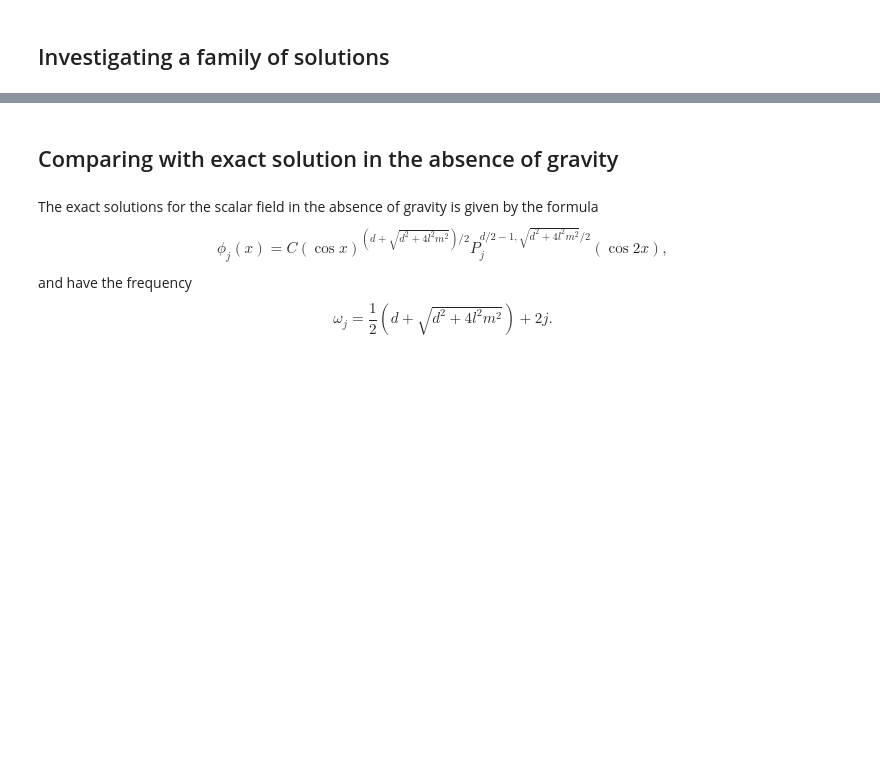
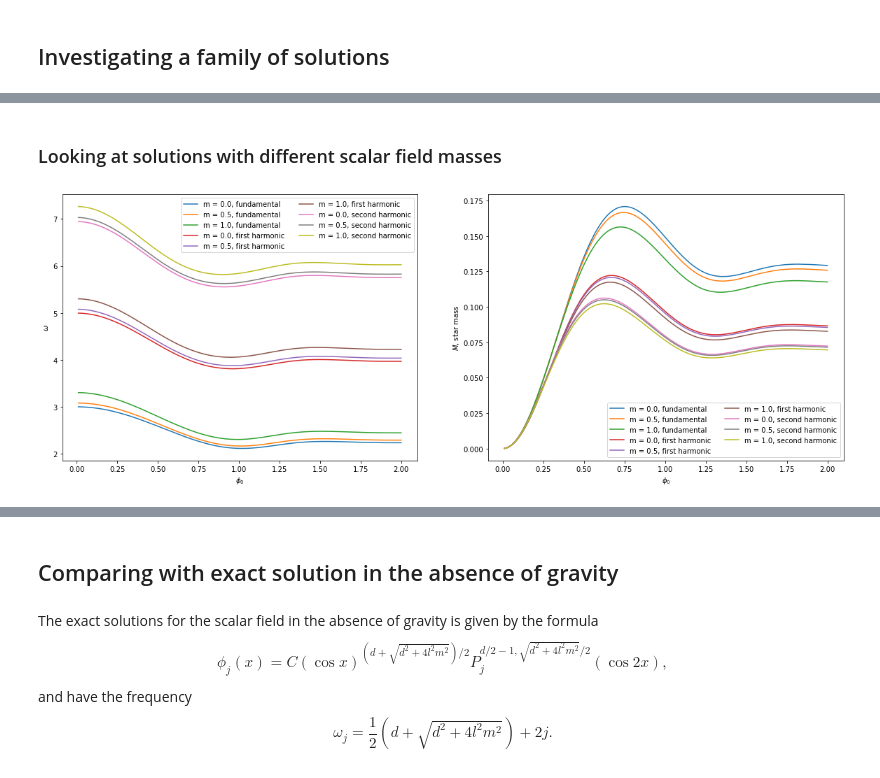
Before and after one commit to sukhovn/AdS_BS_shooting, a Jupyter notebook: BoseStar.ipynb, the cells around one changed output, grey strips where cells are left out. Drawn from its saved outputs; the diff is of its cells as text; code cells hidden in the pictures; blank space fills up the shorter version.

```diff
--- a/BoseStar.ipynb
+++ b/BoseStar.ipynb
@@ -161,0 +177,48 @@ plt.show()
+# %% [markdown]
+### Looking at solutions with different scalar field masses
+# %%
+masses = [0.0, 0.5, 1.0]
+zero_mode = []
+first_harmonic = []
+second_harmonic = []
+
+for mass in masses:
+    #Finding zero mode
+    tracer = Tracer(d=3, l=1.0, el=0.0, kappa=1.0, mass=mass, xrange=[0.0001, 1.3])
+    tracer.auto_trace((0.01, 2.0, 200), [2,4])
+    zero_mode.append(tracer)
+
+    #Finding first harmonic
+    tracer = Tracer(d=3, l=1.0, el=0.0, kappa=1.0, mass=mass, xrange=[0.0001, 1.3])
+    tracer.auto_trace((0.01, 2.0, 200), [4,6])
+    first_harmonic.append(tracer)
+
+    #Finding second harmonic
+    tracer = Tracer(d=3, l=1.0, el=0.0, kappa=1.0, mass=mass, xrange=[0.0001, 1.3])
+    tracer.auto_trace((0.01, 2.0, 200), [6,8])
+    second_harmonic.append(tracer)
+
+fig = plt.figure(figsize=(20,7))
+
+ax = fig.add_subplot(121)
+for mass, tracer in zip(masses, zero_mode):
+    tracer.plot_omega_curves(ax=ax, label='m = %.1lf, fundamental' % mass)
+for mass, tracer in zip(masses, first_harmonic):
+    tracer.plot_omega_curves(ax=ax, label='m = %.1lf, first harmonic' % mass)
+for mass, tracer in zip(masses, second_harmonic):
+    tracer.plot_omega_curves(ax=ax, label='m = %.1lf, second harmonic' % mass)
+ax.legend(loc='upper right', ncol=2)
+
+ax = fig.add_subplot(122)
+for mass, tracer in zip(masses, zero_mode):
+    tracer.plot_mass_curves(ax=ax, label='m = %.1lf, fundamental' % mass)
+for mass, tracer in zip(masses, first_harmonic):
+    tracer.plot_mass_curves(ax=ax, label='m = %.1lf, first harmonic' % mass)
+for mass, tracer in zip(masses, second_harmonic):
+    tracer.plot_mass_curves(ax=ax, label='m = %.1lf, second harmonic' % mass)
+ax.legend(ncol=2)
+
+plt.savefig("mass_curves.png", dpi=300)
+plt.show()
+# %% [output]
+[figure, added]
```
Also changed, not shown: parts of 30 cells of this notebook, 4 other files.
